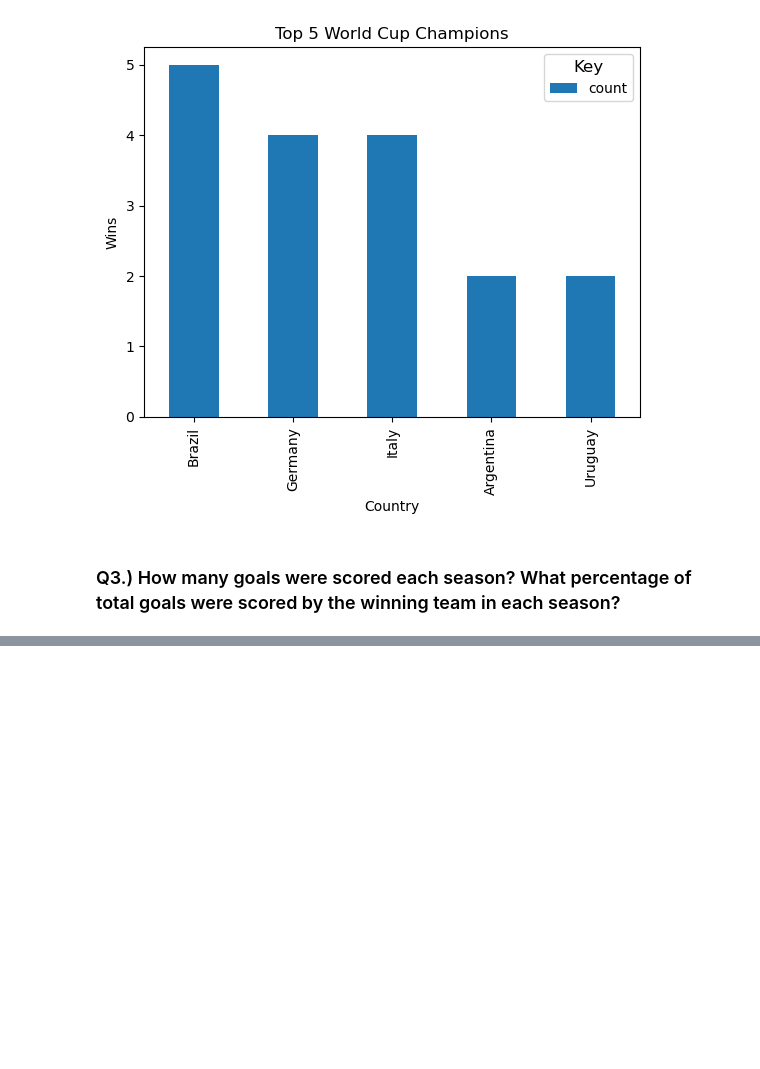
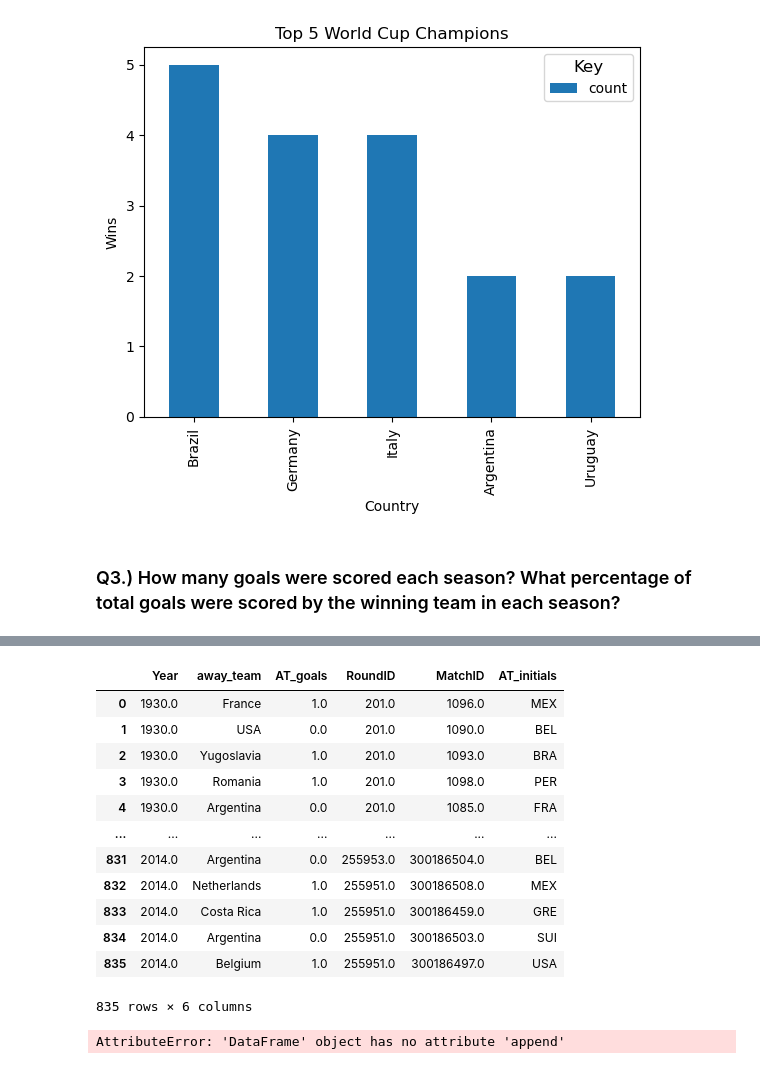
Before and after one commit to katieclayy/World-Cup-Matches-Analysis, a Jupyter notebook: notebook/WorldCupAnalysis.ipynb, the cells around one changed output, grey strips where cells are left out. Cells and saved outputs as stored; diff of their text form; code cells hidden in the pictures; blank space fills up the shorter version.

Commit message:
cleaning data as going through questions.

```diff
--- a/notebook/WorldCupAnalysis.ipynb
+++ b/notebook/WorldCupAnalysis.ipynb
@@ -248,0 +440,22 @@ Text(0.5, 1.0, 'Top 5 World Cup Champions')
+# %%
+away_goals = matches[['Year','Away Team Name','Away Team Goals','RoundID','MatchID', 'Away Team Initials']]
+away_goals = away_goals.rename(columns={'Year':'Year','Away Team Name':'away_team','Away Team Goals':'AT_goals', 'Away Team Initials':'AT_initials'})
+away_goals
+# %% [output]
+|  | Year | away_team | AT_goals | RoundID | MatchID | AT_initials |
+| 0 | 1930.0 | France | 1.0 | 201.0 | 1096.0 | MEX |
+| 1 | 1930.0 | USA | 0.0 | 201.0 | 1090.0 | BEL |
+| 2 | 1930.0 | Yugoslavia | 1.0 | 201.0 | 1093.0 | BRA |
+| 3 | 1930.0 | Romania | 1.0 | 201.0 | 1098.0 | PER |
+| 4 | 1930.0 | Argentina | 0.0 | 201.0 | 1085.0 | FRA |
+| ... | ... | ... | ... | ... | ... | ... |
+| 831 | 2014.0 | Argentina | 0.0 | 255953.0 | 300186504.0 | BEL |
+| 832 | 2014.0 | Netherlands | 1.0 | 255951.0 | 300186508.0 | MEX |
+| 833 | 2014.0 | Costa Rica | 1.0 | 255951.0 | 300186459.0 | GRE |
+| 834 | 2014.0 | Argentina | 0.0 | 255951.0 | 300186503.0 | SUI |
+| 835 | 2014.0 | Belgium | 1.0 | 255951.0 | 300186497.0 | USA |
+835 rows × 6 columns
+# %%
+goals = home_goals.append(away_goals)
+# %% [output]
+AttributeError: 'DataFrame' object has no attribute 'append'
```
Also changed, not shown: parts of 15 cells of this notebook.
